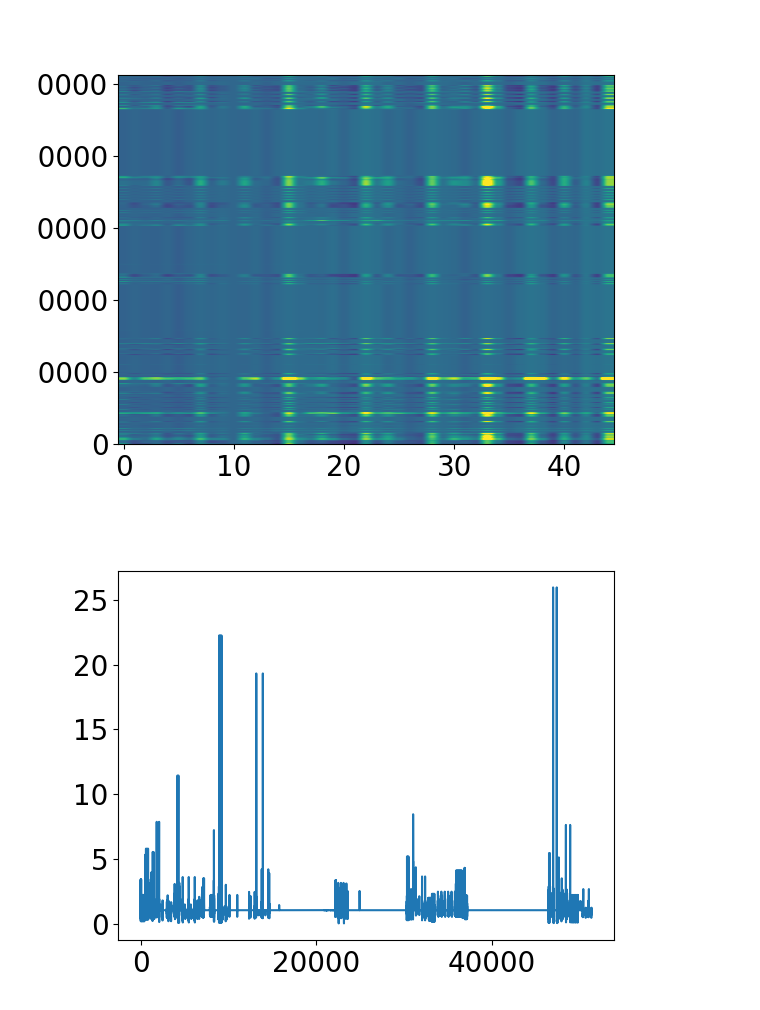
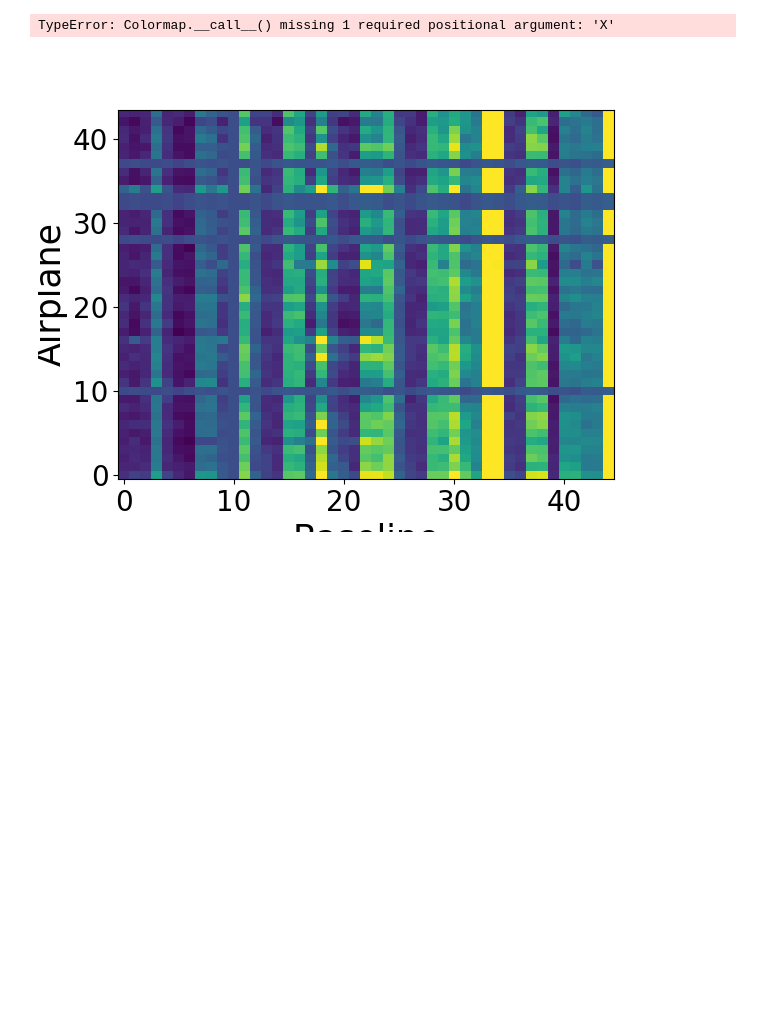
Before and after one commit to icebearcanada/airplane-process, a Jupyter notebook: airplane-code/generate_airplane_calibrations.ipynb, the cells around one changed output. Saved outputs shown, nothing was run; the diff lists cells and outputs as text; code cells hidden in the pictures; blank space fills up the shorter version.

Commit message:
refactored airplane iteration and generating amplitude calibrations

```diff
--- a/airplane-code/generate_airplane_calibrations.ipynb
+++ b/airplane-code/generate_airplane_calibrations.ipynb
@@ -885,7 +801,12 @@ plt.close('all')
 n_corrections = total_corrections.shape[0]
 fig, ax = plt.subplots()
 for plane in range(n_corrections):
+    ax.scatter(np.arange(45), total_amplitudes[plane, :], c='tab:blue')
+
+fig, ax = plt.subplots()
+for plane in range(n_corrections):
     ax.scatter(np.arange(45), total_corrections[plane, :]%360, c='tab:blue')
+
 
 averaged_corrections = []
 median_corrections = []
@@ -893,8 +814,8 @@ stdev_corrections = []
 
 # calculate the mean/median etc.
 for baseline in range(45): # total_corrections already has the planes selected from above
-    median = angular_median(np.deg2rad(total_corrections[:, baseline]%360))
-    mean, stdev = angular_mean_and_stdev(np.deg2rad(total_corrections[:, baseline]))
+    median = ap.angular_median(np.deg2rad(total_corrections[:, baseline]%360))
+    mean, stdev = ap.angular_mean_and_stdev(np.deg2rad(total_corrections[:, baseline]))
     averaged_corrections.append(np.rad2deg(mean))
     median_corrections.append(np.rad2deg(median))
     stdev_corrections.append(np.rad2deg(stdev))
@@ -947,12 +868,12 @@ for baseline in range(total_corrections.shape[1]): # total_corrections already h
     print(f'baseline {baseline}: {np.count_nonzero(not_outliers) - np.ma.count_masked(total_corrections[not_outliers, baseline])} points included')
 
     try:
-        median = angular_median(np.deg2rad(total_corrections[not_outliers, baseline]%360))
+        median = ap.angular_median(np.deg2rad(total_corrections[not_outliers, baseline]%360))
     except:
         print(f'not enough points on baseline {baseline}, increase data filter tolerance')
         median = np.deg2rad(np.rad2deg(total_corrections[not_outliers, baseline][0])%360)
 
-    mean, stdev = angular_mean_and_stdev(np.deg2rad(total_corrections[not_outliers, baseline]))
+    mean, stdev = ap.angular_mean_and_stdev(np.deg2rad(total_corrections[not_outliers, baseline]))
     averaged_corrections.append(np.rad2deg(mean))
     median_corrections.append(np.rad2deg(median)%360)
     stdev_corrections.append(np.rad2deg(stdev))
@@ -972,7 +893,4 @@ ax.set_title('After Data Filter')
 ax.grid()
 
 plt.show()
-
-print(np.rad2deg(median_corrections_old)%360)
-print(np.rad2deg(median_corrections)%360)
 # %% [output]
@@ -1497,5 +1426,5 @@ plt.show(fig)
 # %%
-xspectra_amplitudes_old = xspectra_amplitudes.copy()
+total_amplitudes_old = total_amplitudes.copy()
 # %%
 # amplitude calibration
 # the idea:
@@ -1503,46 +1432,36 @@ xspectra_amplitudes_old = xspectra_amplitudes.copy()
 # for an airplane, the overwhelming contribution to the visibility amplitude is KNOWN to be only the airplane.
 # therefore, all visibility amplitudes should be "normalised" to an airplane, such that they are equal for the airplane.
 plt.close('all')
-xspectra_amplitudes = xspectra_amplitudes_old.copy()
+total_amplitudes = total_amplitudes_old.copy()
 # find the visibility with the best (tightest, not least shift) phase response
 stdev_corrections = stdev_corrections_old.copy()
 min_index = np.argmin(stdev_corrections)
 
 baseline = 0
+found = False
 for i in range(10):
     for j in range(i+1, 10):
+        if found:
+            continue
         if baseline == min_index:
+            found = True
             print(f'baseline to normalise to: {i}-{j}, index {min_index}')
         else:
             baseline += 1
 
-xspectra_amplitudes = np.vstack(xspectra_amplitudes)
-print(xspectra_amplitudes.shape)
-amplitude_ratio = xspectra_amplitudes / xspectra_amplitudes[:, min_index][:, np.newaxis]
+print(total_amplitudes.shape)
+amplitude_ratio = total_amplitudes / total_amplitudes[:, min_index][:, np.newaxis]
 
-
-# exclusion = amplitude_ratio[10000, :]
-# exclusion_baseline = 0#baseline
-
-# excludes = np.abs(amplitude_ratio[:, exclusion_baseline] - exclusion[exclusion_baseline]) <= 0.1
-# excludes = np.repeat(excludes[:, np.newaxis], 45, axis=1)
-# amplitude_ratio = amplitude_ratio[excludes].reshape((-1, 45))
+#amplitude_ratio = np.append(amplitude_ratio, amplitude_ratio[0, :][np.newaxis, :]*0, axis=0)
+#amplitude_ratio = np.append(amplitude_ratio, amplitude_ratio[0, :][np.newaxis, :]*0, axis=0)
+#amplitude_ratio = np.append(amplitude_ratio, amplitude_ratio[0, :][np.newaxis, :]*0, axis=0)
+#amplitude_ratio = np.append(amplitude_ratio, np.mean(amplitude_ratio[0:44, :], axis=0)[np.newaxis, :], axis=0)
 
 fig, ax = plt.subplots()
-ax.plot(amplitude_ratio[:, 9])
-
-fig, ax = plt.subplots()
-#ax.plot(amplitude_ratio[:, 9])
-ax.plot(xspectra_amplitudes[:, 10], c='green')
-ax.plot(xspectra_amplitudes[:, 9], c='red')
-ax.set_xlim([20000,20500])
-#ax.set_ylim([0, 5e5])
-
-fig, ax = plt.subplots()
-ax.imshow(amplitude_ratio, origin='lower', aspect='auto', vmax=3)
-
-
-
+im = ax.imshow(amplitude_ratio, origin='lower', aspect='auto', vmax=3)
+ax.set_xlabel('Baseline')
+ax.set_ylabel('Airplane')
+fig.colorbar(im.cmap(), ax=ax)
 plt.show()
 # %% [output]
 baseline to normalise to: 1-3, index 10
@@ -1565,2 +1469,2 @@ baseline to normalise to: 8-9, index 10
+TypeError: Colormap.__call__() missing 1 required positional argument: 'X'
-[figure, old version]
+[figure, new version]
-[figure, removed]
```
Also changed, not shown: parts of 14 cells of this notebook, 1 other file.
